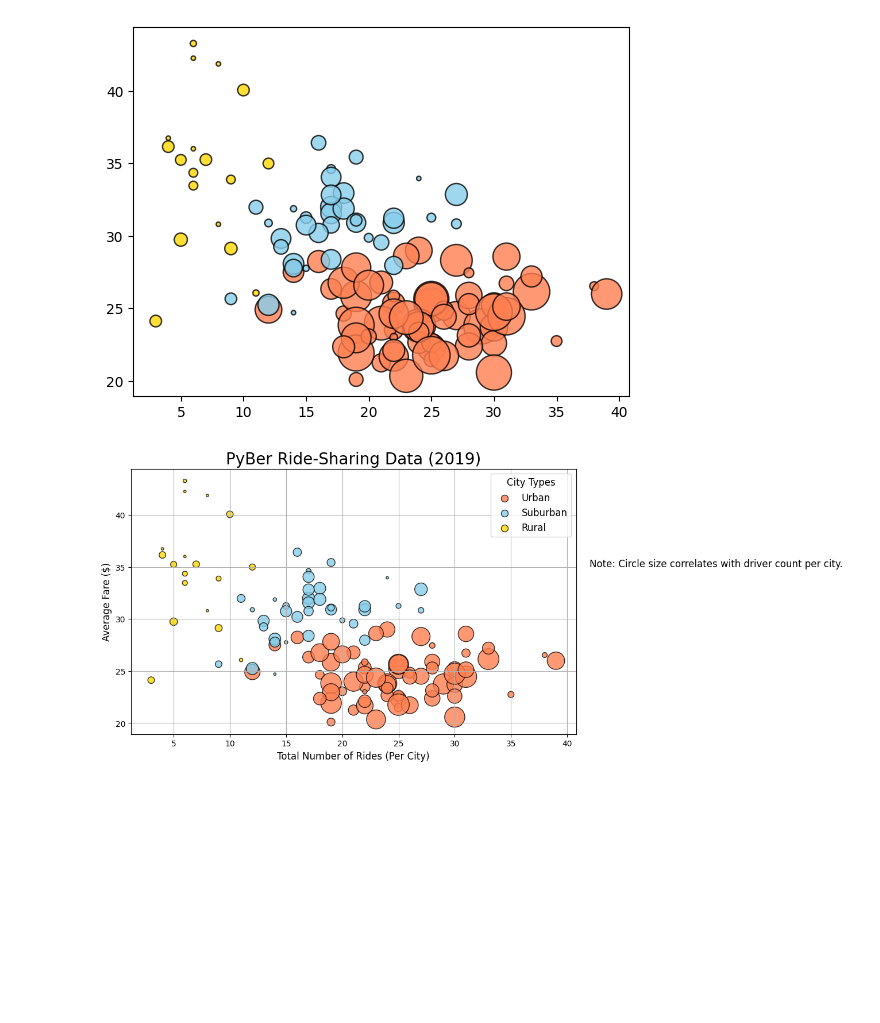
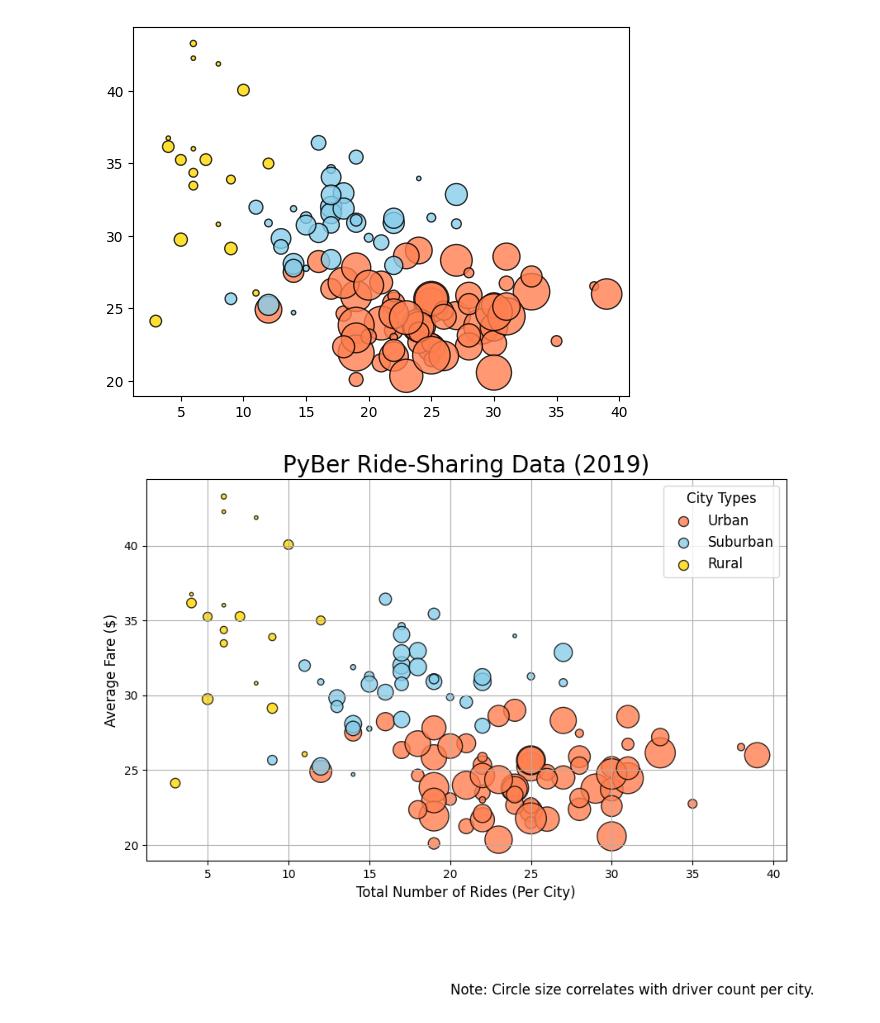
Before and after one commit to vstuopis/PyBer_Analysis, a Jupyter notebook: PyBer.ipynb, the cells around one changed output. Saved outputs shown, nothing was run; the diff lists cells and outputs as text; code cells hidden in the pictures; blank space fills up the shorter version.

```diff
--- a/PyBer.ipynb
+++ b/PyBer.ipynb
@@ -370,33 +373,38 @@ plt.scatter(suburban_ride_count,
       alpha=0.8, label="Suburban")
 
 plt.scatter(rural_ride_count,
       rural_avg_fare,
       s=10*rural_driver_count, c="gold",
       edgecolor="black", linewidths=1,
       alpha=0.8, label="Rural")
 
 # Incorporate the other graph properties
 plt.title("PyBer Ride-Sharing Data (2019)", fontsize=20)
 plt.ylabel("Average Fare ($)", fontsize=12)
 plt.xlabel("Total Number of Rides (Per City)", fontsize=12)
 plt.grid(True)
 
 # Add the legend.
 # Create a legend
 lgnd = plt.legend(fontsize="12", mode="Expanded",
          scatterpoints=1, loc="best", title="City Types")
 lgnd.legendHandles[0]._sizes = [75]
 lgnd.legendHandles[1]._sizes = [75]
 lgnd.legendHandles[2]._sizes = [75]
 lgnd.get_title().set_fontsize(12)
 
 # Incorporate a text label about circle size.
-plt.text(42, 35, "Note: Circle size correlates with driver count per city.", fontsize="12")
+plt.text(20, 10, "Note: Circle size correlates with driver count per city.", fontsize="12")
+
+##plt.text(2, 2, "Note: Circle size correlates with driver count per city.", horizontalalignment='center',
+##     verticalalignment='center', fontsize="10")
+
 
 # Save the figure.
-plt.savefig("analysis/Fig1.png", bbox_inches='tight',dpi=100)
+plt.savefig("analysis/Fig1.png")
+            #bbox_inches='tight',dpi=100)
 
 # Show the plot
 plt.show()
 # %% [output]
-[figure, old version]
+[figure, new version]
```
Also changed, not shown: parts of 39 cells of this notebook, 4 other files.
